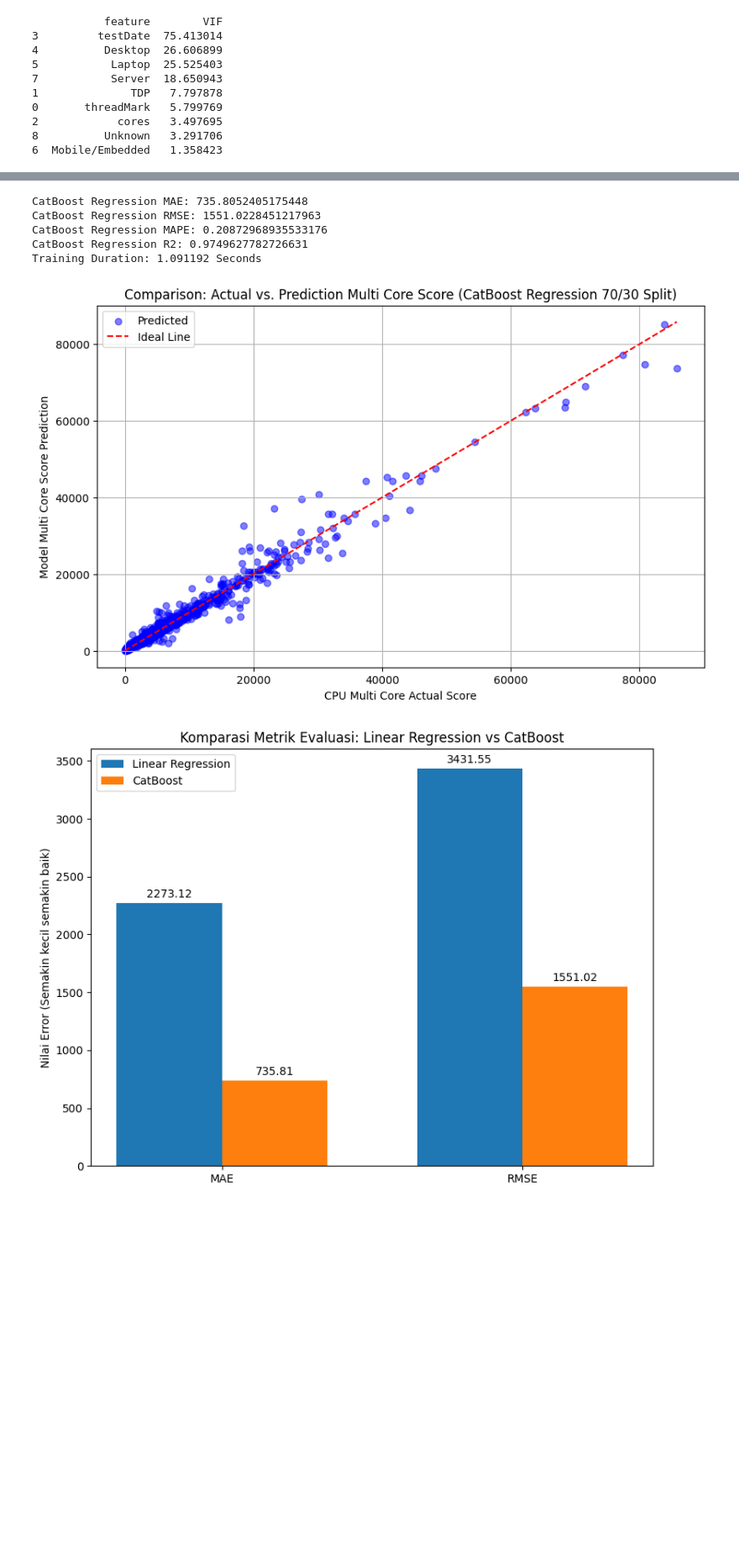
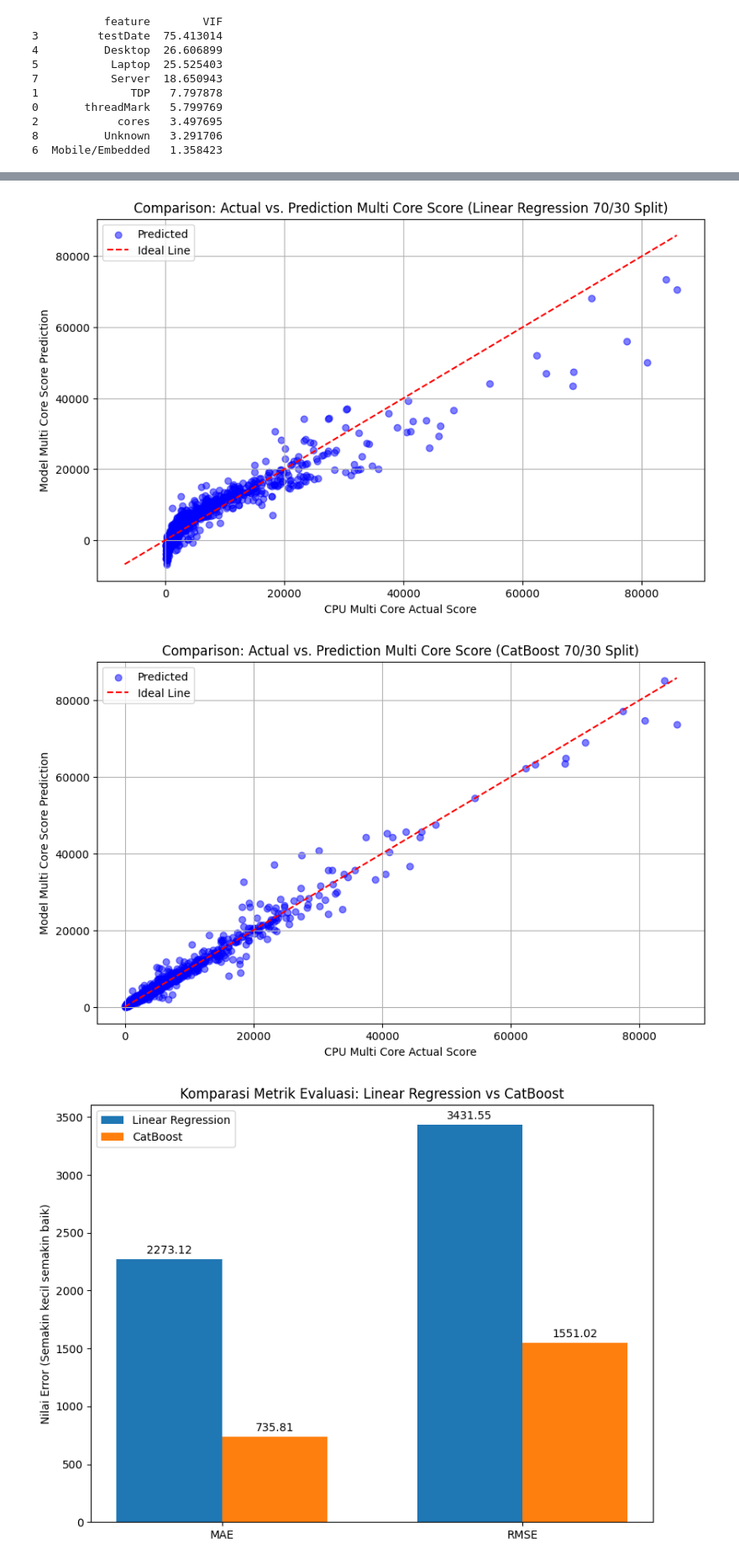
Before and after one commit to Payama01/cpu-multicore-scoring-ml, a Jupyter notebook: notebooks/02_modeling.ipynb, the cells around one changed output, grey strips where cells are left out. Shown at 84% size. Drawn from its saved outputs; the diff is of its cells as text; code cells hidden in the pictures; blank space fills up the shorter version.

Commit message:
Refactor training, evaluate pipeline and Comparison Plotting

```diff
--- a/notebooks/02_modeling.ipynb
+++ b/notebooks/02_modeling.ipynb
@@ -269,39 +214,47 @@ predict_catboost = reg_catboost.predict(X_test)
-# %%
-#Catboost Regression Evaluation Metrics
-from sklearn.metrics import mean_absolute_error as mae, root_mean_squared_error as rmse, mean_absolute_percentage_error as mape, r2_score as r2
-
-mae_catboost = mae(y_test, predict_catboost)
-rmse_catboost = rmse(y_test,predict_catboost)
-mape_catboost = mape(y_test,predict_catboost)
-r2_catboost = r2(y_test,predict_catboost)
-duration_catboost = end_time - time_start
-
-print('CatBoost Regression MAE: {}'.format(mae_catboost))
-print('CatBoost Regression RMSE: {}'.format(rmse_catboost))
-print('CatBoost Regression MAPE: {}'.format(mape_catboost))
-print('CatBoost Regression R2: {}'.format(r2_catboost))
-print('Training Duration: {:.6f} Seconds'.format(duration_catboost))
-# %% [output]
-CatBoost Regression MAE: 735.8052405175448
-CatBoost Regression RMSE: 1551.0228451217963
-CatBoost Regression MAPE: 0.20872968935533176
-CatBoost Regression R2: 0.9749627782726631
-Training Duration: 1.091192 Seconds
-# %%
-plt.figure(figsize=(10, 6))
-plt.scatter(y_test, predict_catboost, alpha=0.5, color='blue', label='Predicted')
-min_val = min(y_test.min(), predict_catboost.min())
-max_val = max(y_test.max(), predict_catboost.max())
-plt.plot([min_val, max_val], [min_val, max_val], color='red', linestyle='--', label='Ideal Line')
-plt.title('Comparison: Actual vs. Prediction Multi Core Score (CatBoost Regression 70/30 Split)')
-plt.xlabel('CPU Multi Core Actual Score')
-plt.ylabel('Model Multi Core Score Prediction')
-plt.legend()
-plt.grid(True)
-
-plt.show()
-# %% [output]
-[figure, removed]
+# %%
+def train_and_evaluate(model,X_train,X_test,y_train,y_test,name):
+    start = time.perf_counter()
+    model.fit(X_train,y_train)
+    duration = time.perf_counter() - start
+
+    pred = model.predict(X_test)
+
+    return {
+        'model': name,
+        'MAE': mae(y_test,pred),
+        'RMSE': rmse(y_test,pred),
+        'MAPE': mape(y_test,pred),
+        'R2': r2(y_test,pred),
+        'training_time': duration,
+        'predictions': pred
+    }
+# %%
+results = []
+results.append(train_and_evaluate(linear_model.LinearRegression(),X_train,X_test,y_train,y_test, 'Linear Regression'))
+results.append(train_and_evaluate(CatBoostRegressor(verbose=0),X_train,X_test,y_train,y_test, 'CatBoost'))
+
+results_df = pd.DataFrame(results).drop(columns=['predictions'])
+# %%
+def plot_predictions(y_test, pred,model_name,split_ratio="70/30"):
+    plt.figure(figsize=(10,6))
+    plt.scatter(y_test, pred, alpha=0.5, color='blue', label='Predicted')
+
+    min_val = min(y_test.min(), pred.min())
+    max_val = max(y_test.max(), pred.max())
+    plt.plot([min_val, max_val], [min_val, max_val], color='red', linestyle='--', label='Ideal Line')
+
+    plt.title(f'Comparison: Actual vs. Prediction Multi Core Score ({model_name} {split_ratio} Split)')
+    plt.xlabel('CPU Multi Core Actual Score')
+    plt.ylabel('Model Multi Core Score Prediction')
+    plt.legend()
+    plt.grid(True)
+    plt.show()
+# %%
+for r in results:
+    plot_predictions(y_test, r['predictions'], r['model'])
+# %% [output]
+[figure, added]
+[figure, added]
 # %%
 metrics = ['MAE', 'RMSE']
 linear_scores = [mae_reg_linear, rmse_reg_linear]
```
Also changed, not shown: parts of 5 cells of this notebook.
